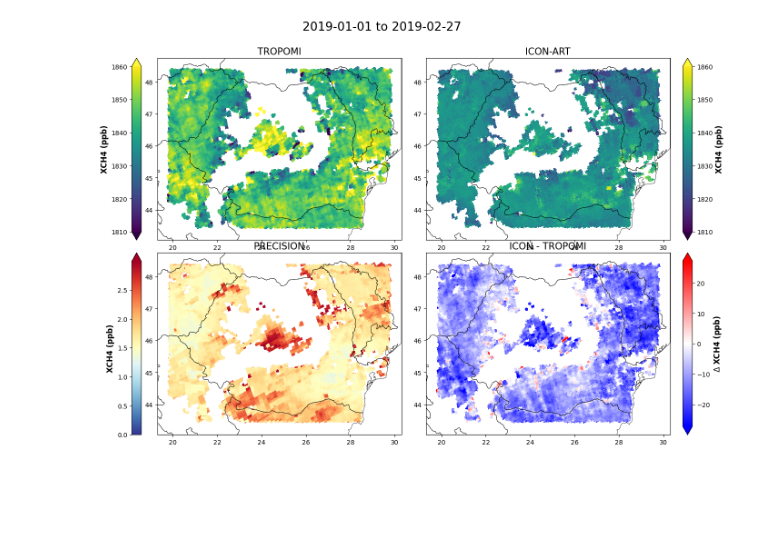
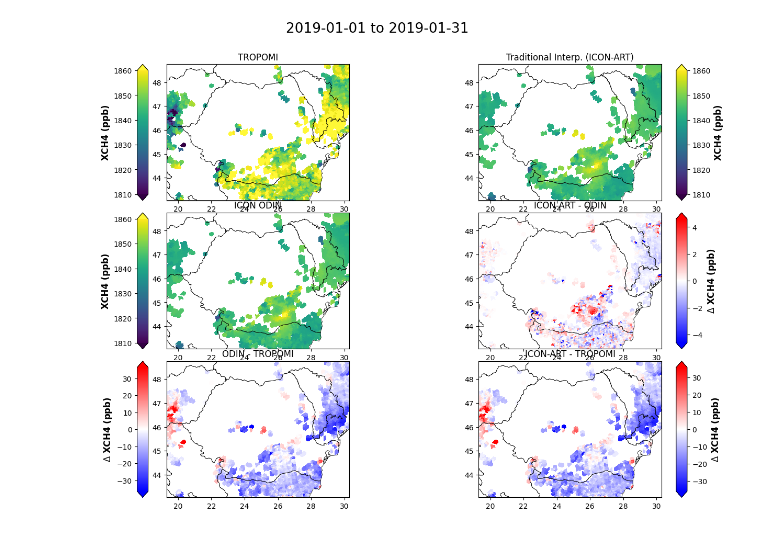
Before and after one commit to C2SM/odin-comin, a Jupyter notebook: plotting/compare_TROPOMISRON_ICON.ipynb, the cells around one changed output. Saved outputs shown, nothing was run; the diff lists cells and outputs as text; code cells hidden in the pictures; blank space fills up the shorter version.

Commit message:
plotting satellite
Former-commit-id: 4f94bc622e69ea1e249b143f173d38b67f16c780

```diff
--- a/plotting/compare_TROPOMISRON_ICON.ipynb
+++ b/plotting/compare_TROPOMISRON_ICON.ipynb
@@ -190,3 +179,8 @@ Tdata_filtered = Tdata.where(inside_domain, drop=True)
 #     subset=["methane_mixing_ratio_bias_corrected"]
 # )
 Tdata_cleaned = Tdata_filtered
+Tdata_cleaned = Tdata_filtered.where(
+    (Tdata_filtered.date >= np.datetime64(sdate)) &
+    (Tdata_filtered.date <= np.datetime64(edate)),
+    drop=True
+)
@@ -193,6 +216,7 @@ Tdata_cleaned = Tdata_filtered
 # %%
 # Precompute datetimes
-time_values = Tdata_cleaned.time_utc.values
-obs_time_dts = [
-    dt.datetime.strptime(obs_time,'%Y-%m-%dT%H:%M:%S.%fZ') for obs_time in time_values
-]
+time_values = Tdata_cleaned.date.values
+# obs_time_dts = [
+#     dt.datetime.strptime(obs_time,'%Y-%m-%dT%H:%M:%S.%fZ') for obs_time in time_values
+# ]
+obs_time_dts = [pd.Timestamp(obs_time).to_pydatetime() for obs_time in time_values]
@@ -635,7 +743,7 @@ for grididx in tqdm(np.arange(avg_icon.shape[0]), desc='Averaging ICON columns')
 # %%
 # Scatter plot with remapped obs, i.e. on ICON grid cells
 
-x = remapped_xch4
+x = remapped_xch4_odin
 y = avg_icon
 
 # Remove NaNs
@@ -678,8 +786,8 @@ plt.xlim([np.nanmin([y_clean,x_clean]),np.nanmax([y_clean,x_clean])])
 plt.ylim([np.nanmin([y_clean,x_clean]),np.nanmax([y_clean,x_clean])])
 
 # Add legend and labels
-plt.xlabel("TROPOMI")
-plt.ylabel("ICON-ART")
+plt.xlabel("ICON-ODIN")
+plt.ylabel("Traditional ICON-ART interpolation, hourly")
 plt.legend()
 plt.show()
 # %% [output]
@@ -735,17 +859,19 @@ cmap.set_over('#FFF836')
 vmin, vmax = 1810, 1860
 
 
-fig, axes = plt.subplots(2, 2, figsize=(14, 9))
+fig, axes = plt.subplots(3, 2, figsize=(14, 9))
 
 ax1 = axes[0,0]
 ax2 = axes[0,1]
 ax3 = axes[1,0]
 ax4 = axes[1,1]
+ax5 = axes[2,0]
+ax6 = axes[2,1]
 
 gdf_borders = gdf_countries.cx[minlon-1:maxlon+1, minlat-1:maxlat+1]
 gdf_borders = gdf_borders.to_crs("EPSG:4326")
 
-for ax in [ax1, ax2, ax3, ax4]:
+for ax in [ax1, ax2, ax3, ax4, ax5, ax6]:
     gdf_borders.boundary.plot(ax=ax, color='black', linewidth=0.5)
     ax.set_xlim(minlon, maxlon)
     ax.set_ylim(minlat, maxlat)
@@ -753,24 +879,36 @@ for ax in [ax1, ax2, ax3, ax4]:
 
 
 # Plot TROPOMI CH4
-ax1.set_title("TROPOMI", fontsize=15)
+ax1.set_title("TROPOMI", fontsize=12)
 gdf_remap.plot(column='xch4', cmap=cmap, vmin=vmin, vmax=vmax, linewidth=0, edgecolor='none',  antialiased=False, ax=ax1)
 mc1 = ax1.collections[1]
 
 # # Plot ICON-ART CH4
-ax2.set_title("ICON-ART", fontsize=15)
+ax2.set_title("Traditional Interp. (ICON-ART)", fontsize=12)
 gdf_avg.plot(column='xch4', cmap=cmap, vmin=vmin, vmax=vmax, linewidth=0, edgecolor='none', antialiased=False, ax=ax2)
 mc2 = ax2.collections[1]
 
-# # Plot ERROR
-ax3.set_title("PRECISION", fontsize=15)
-gdf_err.plot(column='xch4', cmap=cmape, vmin=0., vmax=maxrerr, linewidth=0, edgecolor='none', antialiased=False, ax=ax3)
+ax3.set_title("ICON ODIN", fontsize=12)
+gdf_odin.plot(column='xch4', cmap=cmap, vmin=vmin, vmax=vmax, linewidth=0, edgecolor='none', antialiased=False, ax=ax3)
 mc3 = ax3.collections[1]
 
+# # Plot ERROR
+# ax3.set_title("PRECISION", fontsize=15)
+# gdf_err.plot(column='xch4', cmap=cmape, vmin=0., vmax=maxrerr, linewidth=0, edgecolor='none', antialiased=False, ax=ax3)
+# mc3 = ax3.collections[1]
+
+ax4.set_title("ICON-ART - ODIN", fontsize=12)
+gdf_diff_odin_icon.plot(column='xch4', cmap=cmapd, vmin=-maxdiffodin_icon, vmax=maxdiffodin_icon, linewidth=0, edgecolor='none', antialiased=False, ax=ax4)
+mc4 = ax4.collections[1]
+
+ax5.set_title("ODIN - TROPOMI", fontsize=12)
+gdf_diff_odin_tropomi.plot(column='xch4', cmap=cmapd, vmin=-maxdiff_odin_tropomi, vmax=maxdiff_odin_tropomi, linewidth=0, edgecolor='none', antialiased=False, ax=ax5)
+mc5 = ax5.collections[1]
+
 # # Plot DIFF
-ax4.set_title("ICON - TROPOMI", fontsize=15)
-gdf_diff.plot(column='xch4', cmap=cmapd, vmin=-maxdiff, vmax=maxdiff, linewidth=0, edgecolor='none', antialiased=False, ax=ax4)
-mc4 = ax4.collections[1]
+ax6.set_title("ICON-ART - TROPOMI", fontsize=12)
+gdf_diff.plot(column='xch4', cmap=cmapd, vmin=-maxdiff, vmax=maxdiff, linewidth=0, edgecolor='none', antialiased=False, ax=ax6)
+mc6 = ax6.collections[1]
 
 
 plt.subplots_adjust(bottom=0.01,top=0.93,left=0.08,right=0.92,hspace=0.09,wspace=0.03)
@@ -779,10 +917,15 @@ pos1 = ax1.get_position()
 pos2 = ax2.get_position()
 pos3 = ax3.get_position()
 pos4 = ax4.get_position()
+pos5 = ax5.get_position()
+pos6 = ax6.get_position()
 l1, b1, w1, h1 = pos1.x0, pos1.y0, pos1.width, pos1.height
 l2, b2, w2, h2 = pos2.x0, pos2.y0, pos2.width, pos2.height
 l3, b3, w3, h3 = pos3.x0, pos3.y0, pos3.width, pos3.height
 l4, b4, w4, h4 = pos4.x0, pos4.y0, pos4.width, pos4.height
+l5, b5, w5, h5 = pos5.x0, pos5.y0, pos5.width, pos5.height
+l6, b6, w6, h6 = pos6.x0, pos6.y0, pos6.width, pos6.height
+
 
 
 
@@ -808,32 +951,53 @@ cbar = fig.colorbar(
 )
 cbar.set_label(label="XCH4 (ppb)",size='large', weight='bold')
 
 
 # Add a vertical colorbar on the bottom left, spanning full height
 cbar_ax = fig.add_axes([l3-0.04, b3, 0.015, h3])  # Manual positioning for colorbar
 cbar = fig.colorbar(
     mc3,  # Use either plot (same color scale)
     cax=cbar_ax,  # Specify the axes for the colorbar
     orientation="vertical",
-    extend = 'max',
+    extend = 'both',
 )
 cbar.set_label(label="XCH4 (ppb)",size='large', weight='bold')
 cbar.ax.yaxis.set_ticks_position("left"); cbar.ax.yaxis.set_label_position("left")
 
 
 # Add a vertical colorbar on the bottom right, spanning full height
 cbar_ax = fig.add_axes([l4+w4+0.02, b4, 0.015, h4])  # Manual positioning for colorbar
 cbar = fig.colorbar(
     mc4,  # Use either plot (same color scale)
     cax=cbar_ax,  # Specify the axes for the colorbar
     orientation="vertical",
     extend = 'both',
 )
 cbar.set_label(label=r"$\Delta$ XCH4 (ppb)",size='large', weight='bold')
 
+# Add a vertical colorbar on the bottom left, spanning full height
+cbar_ax = fig.add_axes([l5-0.04, b5, 0.015, h5])  # Manual positioning for colorbar
+cbar = fig.colorbar(
+    mc5,  # Use either plot (same color scale)
+    cax=cbar_ax,  # Specify the axes for the colorbar
+    orientation="vertical",
+    extend = 'both',
+)
+cbar.set_label(label=r"$\Delta$ XCH4 (ppb)",size='large', weight='bold')
+cbar.ax.yaxis.set_ticks_position("left"); cbar.ax.yaxis.set_label_position("left")
+
+# Add a vertical colorbar on the bottom right, spanning full height
+cbar_ax = fig.add_axes([l6+w6+0.02, b6, 0.015, h6])  # Manual positioning for colorbar
+cbar = fig.colorbar(
+    mc6,  # Use either plot (same color scale)
+    cax=cbar_ax,  # Specify the axes for the colorbar
+    orientation="vertical",
+    extend = 'both',
+)
+cbar.set_label(label=r"$\Delta$ XCH4 (ppb)",size='large', weight='bold')
+
 
 # Finalize the layout
 plt.suptitle("%s to %s"%(dt.datetime.strftime(sdate,'%Y-%m-%d'),dt.datetime.strftime(edate,'%Y-%m-%d')),y=1.02,x=0.45,fontsize=19)
 plt.show()
 # %% [output]
-[figure, old version]
+[figure, new version]
```
Also changed, not shown: parts of 22 cells of this notebook, 5 other files.
